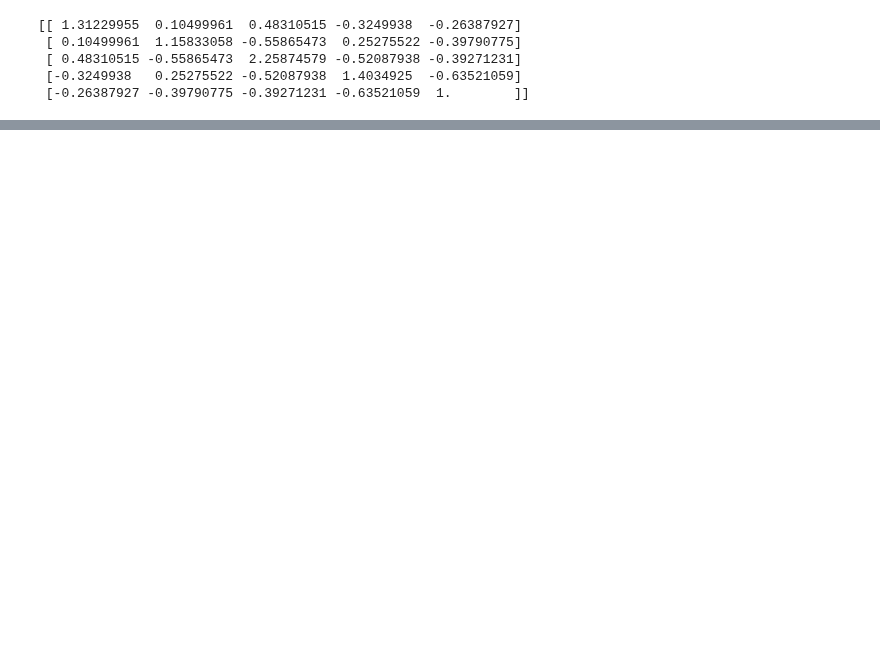
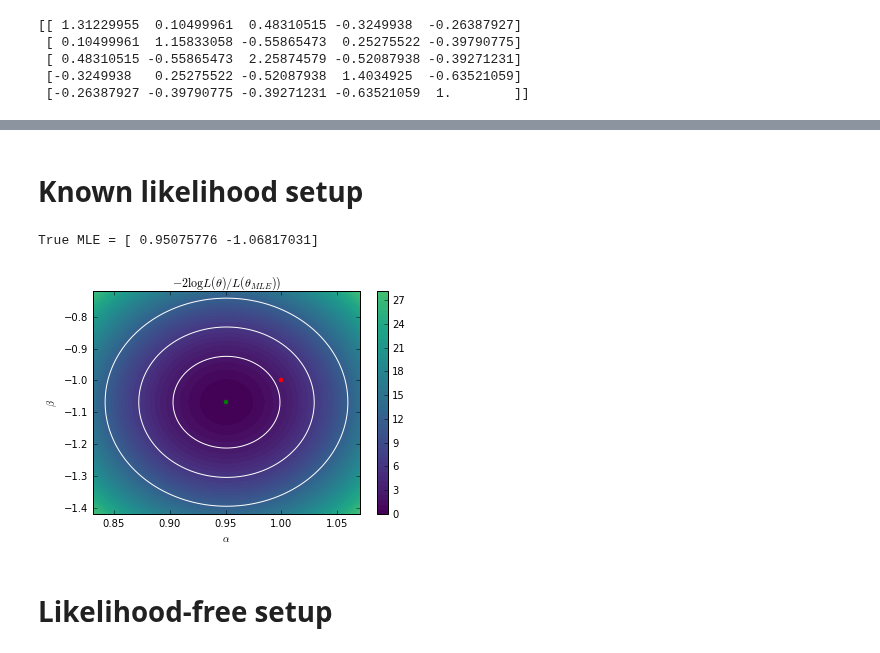
Before and after one commit to diana-hep/carl, a Jupyter notebook: examples/Inference from multi-dimensional data.ipynb, the cells around one changed output, grey strips where cells are left out. Drawn from its saved outputs; the diff is of its cells as text; code cells hidden in the pictures; blank space fills up the shorter version.

```diff
--- a/examples/Inference from multi-dimensional data.ipynb
+++ b/examples/Inference from multi-dimensional data.ipynb
@@ -47,0 +60,58 @@ fig = corner.corner(X_true, bins=40, labels=["X0", "X1", "X2", "X3", "X4"])
+# %% [markdown]
+# Known likelihood setup
+# %%
+from scipy.optimize import minimize
+
+def nll_true(theta, X):
+    A.set_value(theta[0])
+    B.set_value(theta[1])
+    return (p0.nnlf(X) - p1.nnlf(X)).sum()
+
+r = minimize(nll_true, x0=[0, 0], args=(X_true,))
+true_MLE = r.x
+
+print("True MLE =", true_MLE)
+# %% [output]
+True MLE = [ 0.95075776 -1.06817031]
+# %%
+# True contours
+A.set_value(true_A)
+B.set_value(true_B)
+
+bounds = [(true_MLE[0] - 0.12, true_MLE[0] + 0.12),
+          (true_MLE[1] - 0.35, true_MLE[1] + 0.35)]
+
+As = np.linspace(*bounds[0], 100)
+Bs = np.linspace(*bounds[1], 100)
+AA, BB = np.meshgrid(As, Bs)
+X = np.hstack((AA.reshape(-1, 1),
+               BB.reshape(-1, 1)))
+
+true_contours = np.zeros(len(X))
+
+i = 0
+for a in As:
+    for b in Bs:
+        true_contours[i] = nll_true([a, b], X_true)
+        i += 1
+
+true_contours = 2. * (true_contours - r.fun)
+# %%
+from scipy.stats import chi2
+plt.contour(As, Bs, true_contours.reshape(AA.shape).T,
+            levels=[chi2.ppf(0.683, df=2),
+                    chi2.ppf(0.9545, df=2),
+                    chi2.ppf(0.9973, df=2)], colors=["w"])
+plt.contourf(As, Bs, true_contours.reshape(AA.shape).T, 50, vmin=0, vmax=40)
+cb = plt.colorbar()
+plt.xlabel(r"$\alpha$")
+plt.ylabel(r"$\beta$")
+plt.plot([true_MLE[0]], [true_MLE[1]], "g.", markersize=8)
+plt.plot([true_A], [true_B], "r.", markersize=8)
+plt.axis((*bounds[0], *bounds[1]))
+plt.title(r"$-2 \log L(\theta) / L(\theta_{MLE}))$")
+plt.show()
+# %% [output]
+[figure, added]
+# %% [markdown]
+# Likelihood-free setup
```
Also changed, not shown: parts of 20 cells of this notebook, 2 other files.
